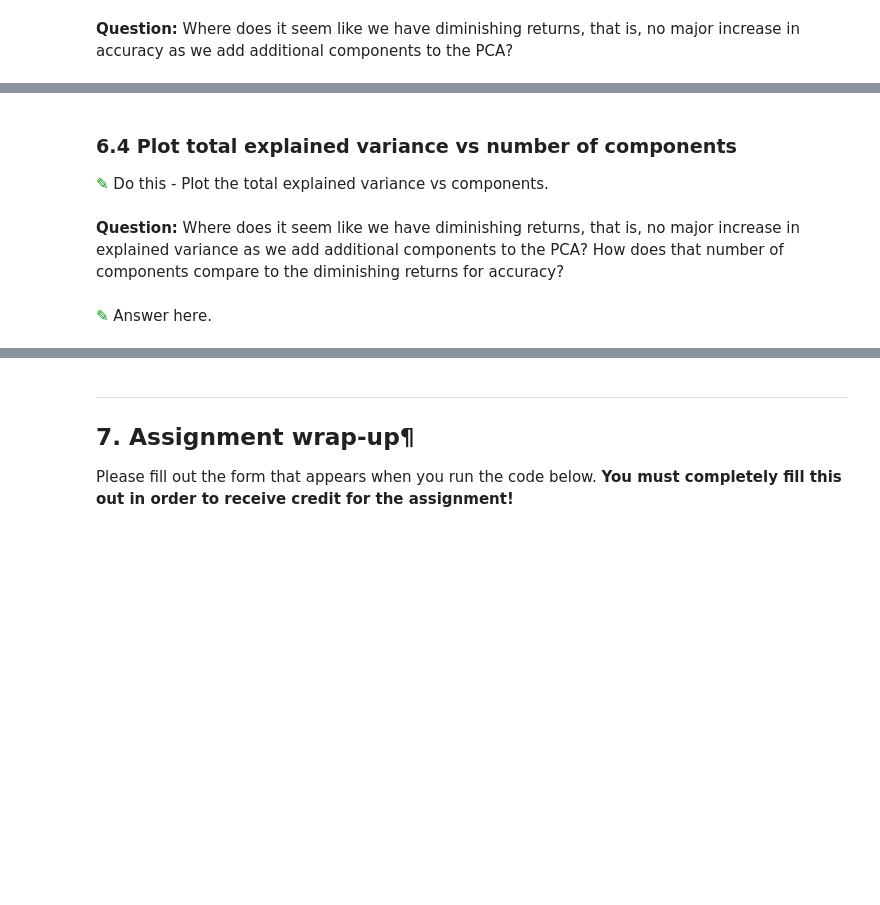
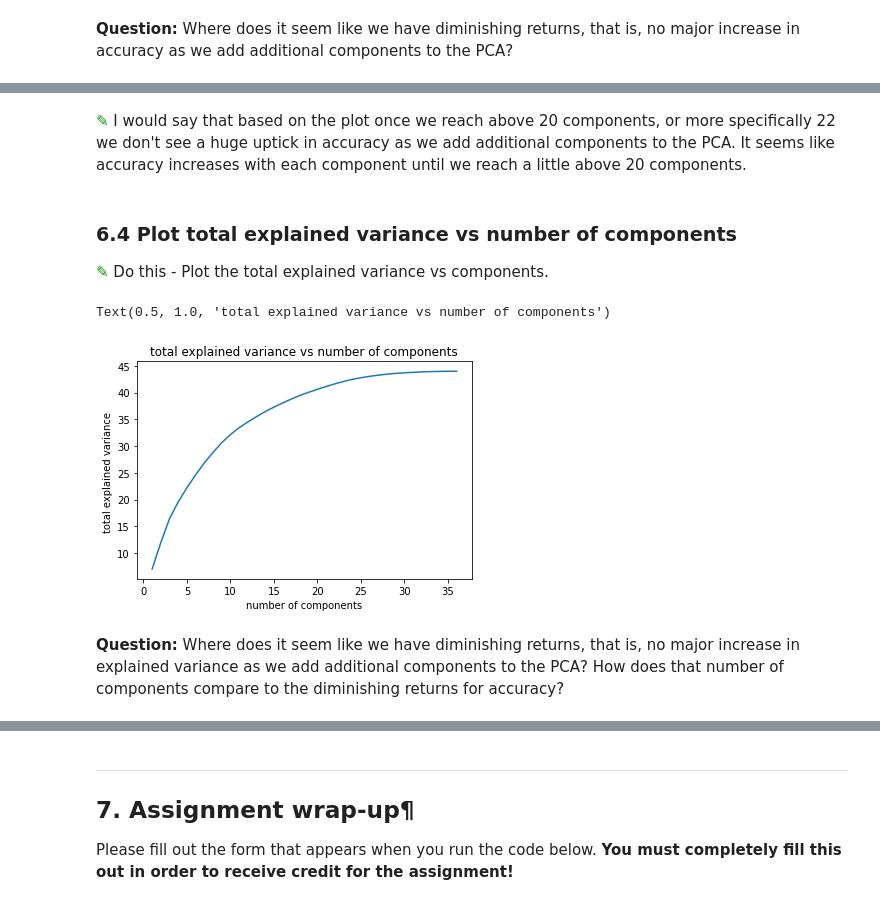
Before and after one commit to bellasaid/CMSE202, a Jupyter notebook: Homework4-SVM_and_PCA-STUDENT.ipynb, the cells around one changed output, grey strips where cells are left out. Cells and saved outputs as stored; diff of their text form; code cells hidden in the pictures; blank space fills up the shorter version.

```diff
--- a/Homework4-SVM_and_PCA-STUDENT.ipynb
+++ b/Homework4-SVM_and_PCA-STUDENT.ipynb
@@ -409,3 +471,5 @@ Now that we have those numbers, it makes sense to look at the accuracy vs compon
+# %% [markdown]
+<font size=8 color="#009600">&#9998;</font> I would say that based on the plot once we reach above 20 components, or more specifically 22 we don't see a huge uptick in accuracy as we add additional components to the PCA. It seems like accuracy increases with each component until we reach a little above 20 components.
 # %% [markdown]
 ### 6.4 Plot total explained variance vs number of components
 
@@ -415,4 +477,12 @@ Now that we have those numbers, it makes sense to look at the accuracy vs compon
+# %%
+## your code here
+variance_list = output_list.iloc[:,0]
+plt.plot(component_list, variance_list)
+plt.xlabel('number of components')
+plt.ylabel('total explained variance ')
+plt.title('total explained variance vs number of components')
+# %% [output]
+Text(0.5, 1.0, 'total explained variance vs number of components')
+[figure, added]
 # %% [markdown]
 **Question:** Where does it seem like we have diminishing returns, that is, no major increase in explained variance as we add additional components to the PCA? How does that number of components compare to the diminishing returns for accuracy?
-# %% [markdown]
-<font size=8 color="#009600">&#9998;</font> Answer here.
```
Also changed, not shown: parts of 15 cells of this notebook.
